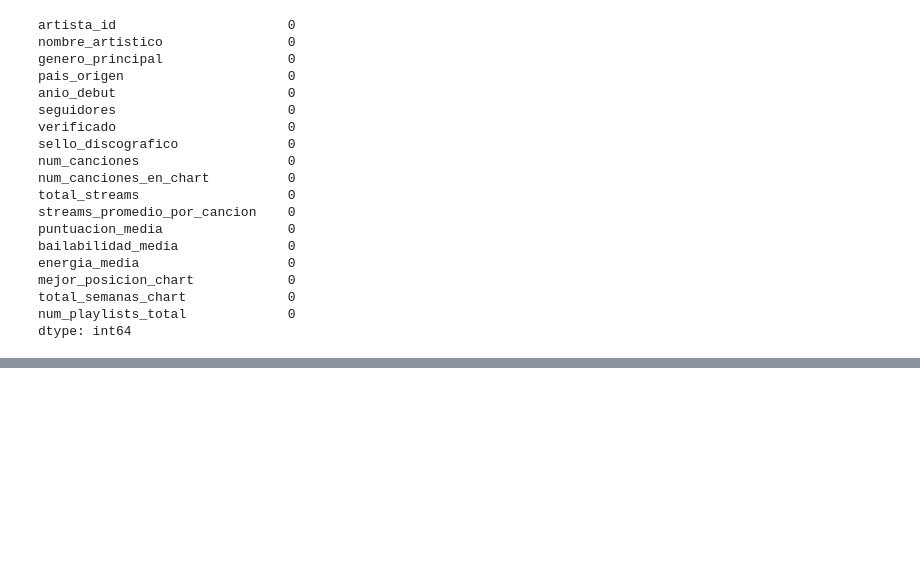
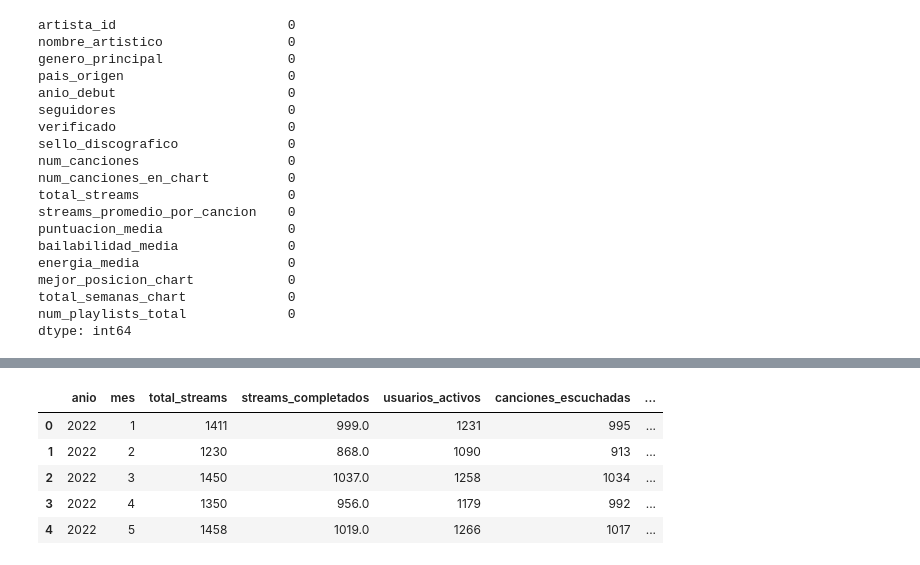
Before and after one commit to MetalMaxALIZ/Proyecto_Data_Wizards, a Jupyter notebook: main.ipynb, the cells around one changed output, grey strips where cells are left out. Drawn from its saved outputs; the diff is of its cells as text; code cells hidden in the pictures; blank space fills up the shorter version.

```diff
--- a/main.ipynb
+++ b/main.ipynb
@@ -93,0 +428,9 @@ dtype: int64
+# %%
+streaming_mensual.head()
+# %% [output]
+|  | anio | mes | total_streams | streams_completados | usuarios_activos | canciones_escuchadas | ... |
+| 0 | 2022 | 1 | 1411 | 999.0 | 1231 | 995 | ... |
+| 1 | 2022 | 2 | 1230 | 868.0 | 1090 | 913 | ... |
+| 2 | 2022 | 3 | 1450 | 1037.0 | 1258 | 1034 | ... |
+| 3 | 2022 | 4 | 1350 | 956.0 | 1179 | 992 | ... |
+| 4 | 2022 | 5 | 1458 | 1019.0 | 1266 | 1017 | ... |
```
Also changed, not shown: parts of 38 cells of this notebook.
